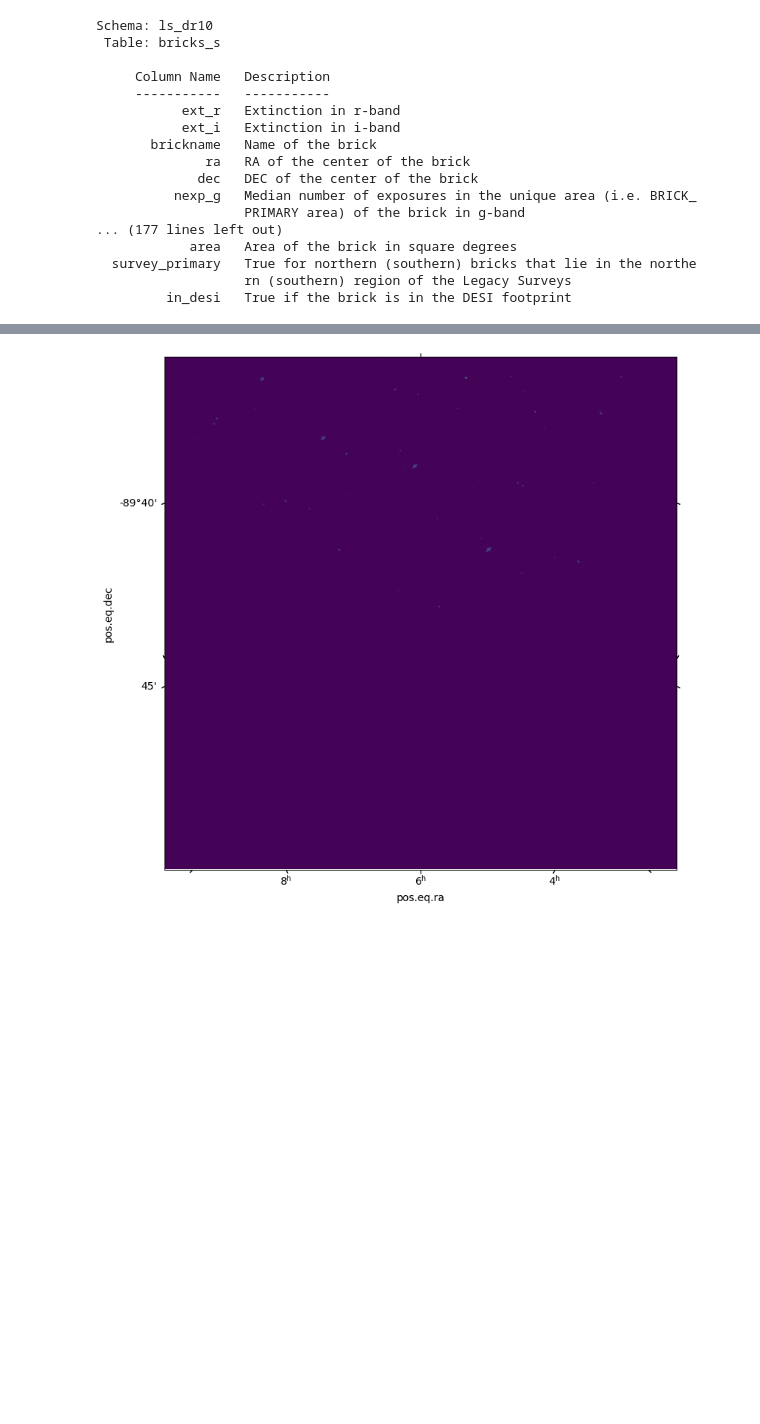
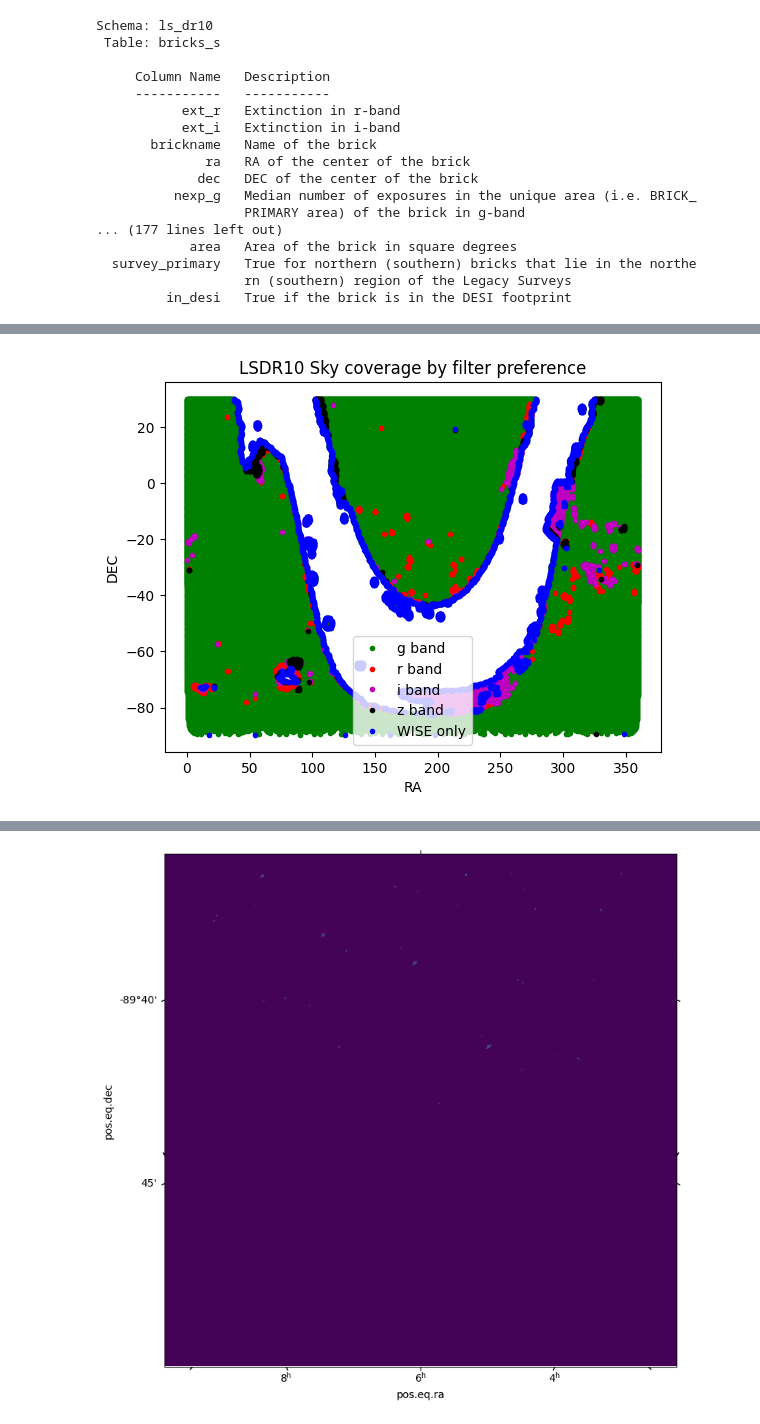
Before and after one commit to cyb0rb/WiFeS_Catalog, a Jupyter notebook: query_images.ipynb, the cells around one changed output, grey strips where cells are left out. Cells and saved outputs as stored; diff of their text form; code cells hidden in the pictures; blank space fills up the shorter version.

Commit message:
Plot sky coverage of LSDR10 in different filters

```diff
--- a/query_images.ipynb
+++ b/query_images.ipynb
@@ -235,0 +219,13 @@ brick_df
+# %%
+# get all the brick names and ra/dec of every brick below a declination of 30
+# with NO observations in the g filter
+# ~5s for 16k bricks
+
+query = f"""
+        SELECT brickname, ra, ra1, ra2, dec, dec1, dec2, nexp_g, nexp_i, nexp_r, nexp_z, wise_nobs_1, wise_nobs_2, wise_nobs_3, wise_nobs_4
+        FROM ls_dr10.bricks_s
+        WHERE dec <= 30 AND nexp_g < 1
+        """
+
+non_g_bricks = qc.query(sql=query, fmt="pandas")
+non_g_bricks
@@ -235,0 +248,10 @@ brick_df
+# %%
+# bricks with r band observations
+r_bricks = non_g_bricks[non_g_bricks['nexp_r']!=0]
+# no r band, but i band
+i_bricks = non_g_bricks[(non_g_bricks['nexp_r']==0) & (non_g_bricks['nexp_i']!=0)]
+# no r or i bands, but z band
+z_bricks = non_g_bricks[(non_g_bricks['nexp_r']==0) & (non_g_bricks['nexp_i']==0) & (non_g_bricks['nexp_z']!=0)]
+# no r, i, or z
+wise_only = non_g_bricks[(non_g_bricks['nexp_r']==0) & (non_g_bricks['nexp_i']==0) & (non_g_bricks['nexp_z']==0)]
+wise_only
@@ -235,0 +272,15 @@ brick_df
+# %%
+fig, ax = plt.subplots(1,1)
+ax.plot(brick_df['ra'], brick_df['dec'], 'g.', label="g band")
+# ax.plot(non_g_bricks['ra'], non_g_bricks['dec'], 'b.', label="non g band")
+ax.plot(r_bricks['ra'], r_bricks['dec'], 'r.', label="r band")
+ax.plot(i_bricks['ra'], i_bricks['dec'], 'm.', label="i band")
+ax.plot(z_bricks['ra'], z_bricks['dec'], 'k.', label="z band")
+ax.plot(wise_only['ra'], wise_only['dec'], 'b.', label="WISE only")
+
+
+ax.set(title="LSDR10 Sky coverage by filter preference", xlabel="RA", ylabel="DEC")
+ax.legend()
+plt.show()
+# %% [output]
+[figure, added]
```
Also changed, not shown: parts of 11 cells of this notebook.
